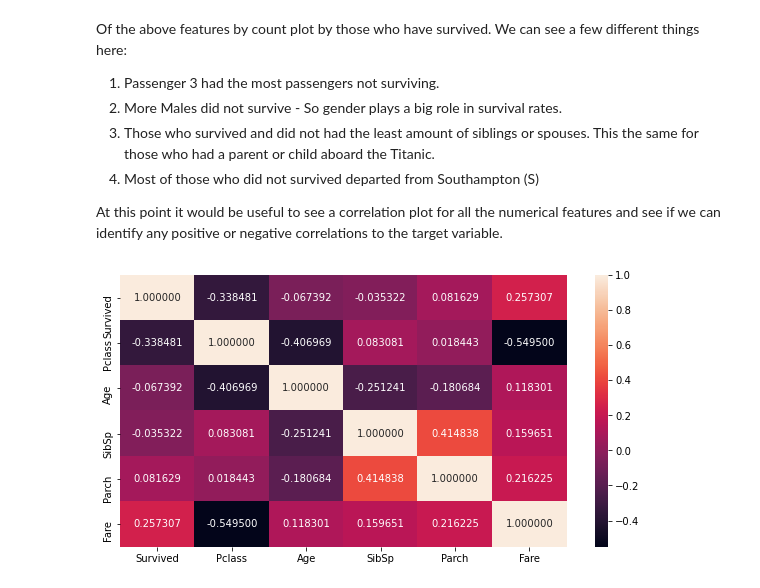
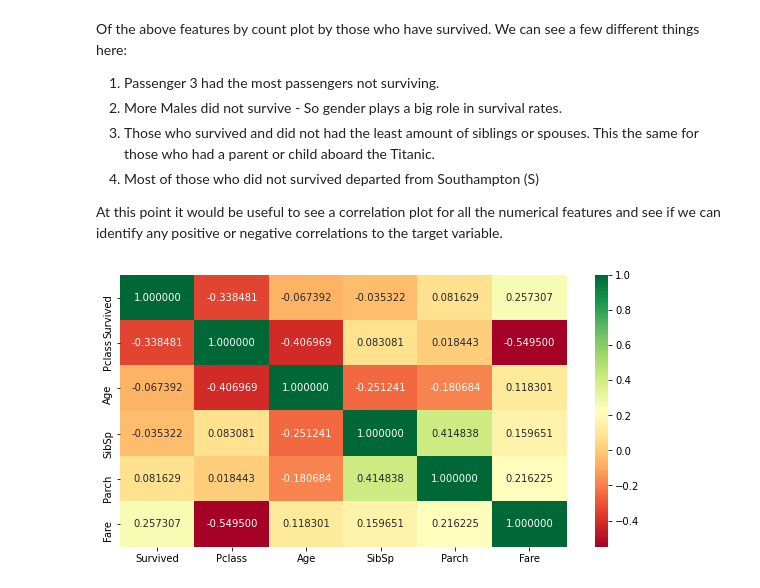
Before and after one commit to af2022/titanic_classifier_project, a Jupyter notebook: Notebooks/1_Exploratory_Data_Analysis.ipynb, the cells around one changed output. Drawn from its saved outputs; the diff is of its cells as text; code cells hidden in the pictures.

Commit message:
updated correlation annotation

```diff
--- a/Notebooks/1_Exploratory_Data_Analysis.ipynb
+++ b/Notebooks/1_Exploratory_Data_Analysis.ipynb
@@ -330,7 +330,7 @@ At this point it would be useful to see a correlation plot for all the numerical
 # %%
 fig, ax = plt.subplots(figsize=(10, 5))
 corr = training_df.drop(labels = 'PassengerId', axis = 1).corr()
-sns.heatmap(corr, annot=True, fmt="f")
+sns.heatmap(corr, annot=True, fmt="f", cbar=True, cmap="RdYlGn")
 plt.show();
 # %% [output]
-[figure, old version]
+[figure, new version]
```
Also changed, not shown: parts of 1 cell of this notebook.
